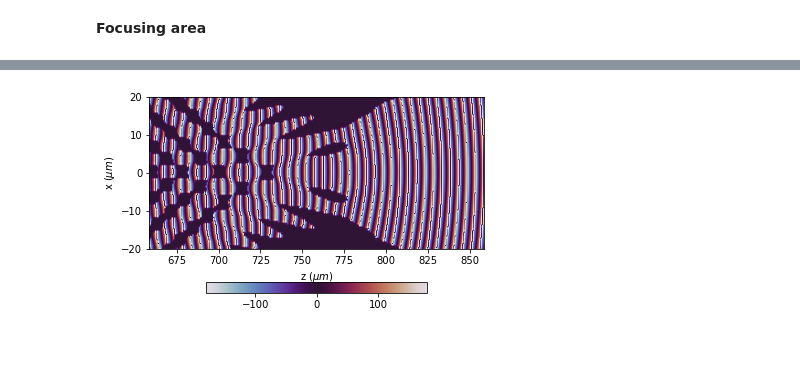
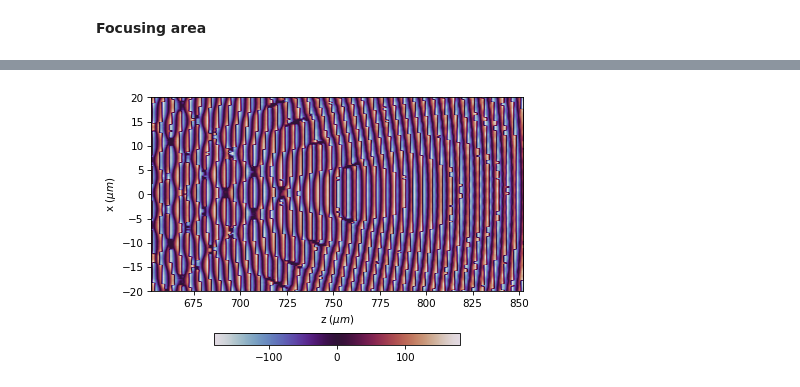
Before and after one commit to aocg-ucm/diffractio, a Jupyter notebook: docs/source/tutorial_scalar/algorithms/BPM.ipynb, the cells around one changed output, grey strips where cells are left out. Saved outputs shown, nothing was run; the diff lists cells and outputs as text; code cells hidden in the pictures; blank space fills up the shorter version.

```diff
--- a/docs/source/tutorial_scalar/algorithms/BPM.ipynb
+++ b/docs/source/tutorial_scalar/algorithms/BPM.ipynb
@@ -80,7 +82,7 @@ plt.xlim(z_f_bpm - zlim_max, z_f_bpm + zlim_max)
 # %%
-lens.draw(kind='phase', colorbar_kind='horizontal', percentage_intensity=0.05)
+lens.draw(kind='phase', colorbar_kind='horizontal', percentage_intensity=0.005)
 
 plt.ylim(-ylim_max, ylim_max)
 plt.xlim(z_f_bpm - zlim_max, z_f_bpm + zlim_max)
 # %% [output]
-[figure, old version]
+[figure, new version]
```
Also changed, not shown: parts of 6 cells of this notebook, 16 other files.
